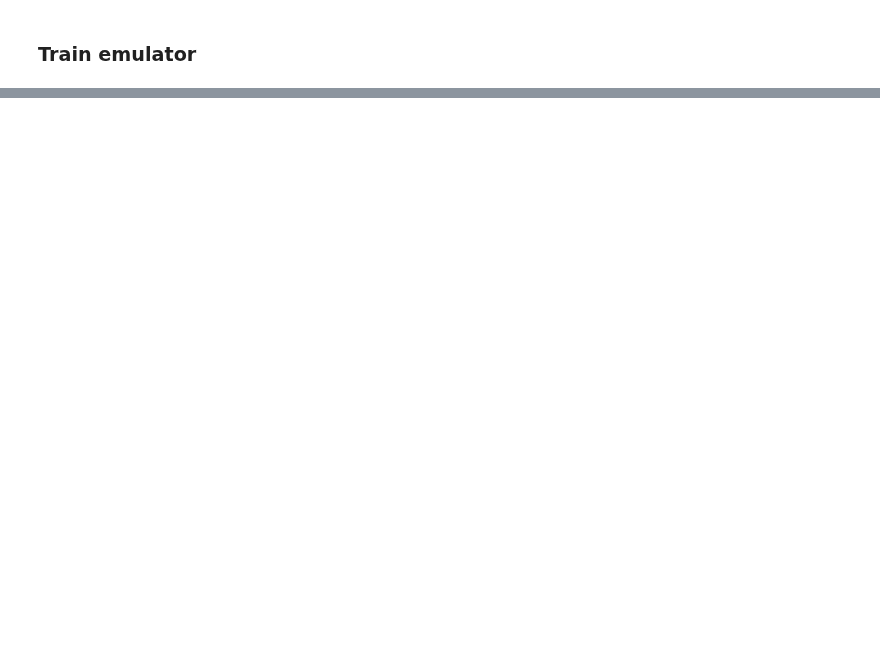
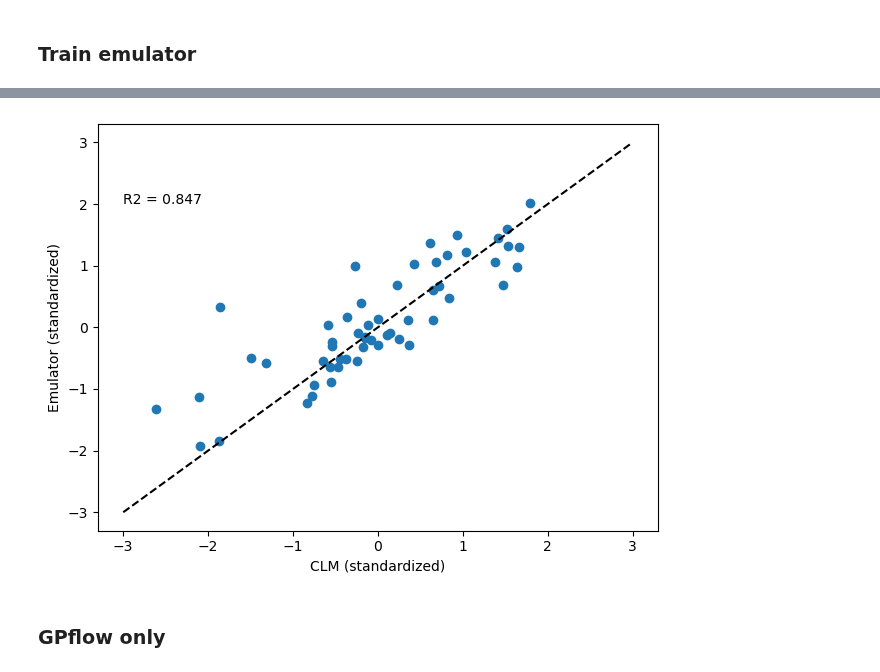
Before and after one commit to djk2120/CLM5PPE, a Jupyter notebook: pyth/GP_example_ORNL.ipynb, the cells around one changed output, grey strips where cells are left out. Drawn from its saved outputs; the diff is of its cells as text; code cells hidden in the pictures; blank space fills up the shorter version.

```diff
--- a/pyth/GP_example_ORNL.ipynb
+++ b/pyth/GP_example_ORNL.ipynb
@@ -39,3 +34,10 @@ gpp_scaled = pd.DataFrame(std_scaler.fit_transform(gpp), columns=gpp.columns)
+# %%
+params = data.iloc[:,3:]
+params = params[GPP!=0] # drop ensemble members that crashed
+params = params.iloc[0:355,:] # drop values that are nan in param file
+
+norm_scaler = MinMaxScaler()
+ppe_params= norm_scaler.fit_transform(params[params.columns]) #LRH: these need to be normalized by column
 # %%
 num_params = np.shape(ppe_params)[1]
 num_params
@@ -72,15 +85,20 @@ emulator.train()
 # %%
 # plot validation
-plt.figure(figsize=[10,12])
-plt.rcParams.update({'font.size': 10})
+#plt.figure(figsize=[10,12])
+#plt.rcParams.update({'font.size': 10})
 
-y_pred, y_pred_var = emulator.predict(X_test.values)
+y_pred, y_pred_var = emulator.predict(X_test)
 
-r2 = np.corrcoef(y_test,y_pred)
+r2 = np.corrcoef(y_test.flatten(),y_pred.flatten())
 
+ax = plt.subplot(1,1,1)
 ax.plot([-3,3],[-3,3],c='k',linestyle='--',label='1:1 line')
 ax.scatter(y_test,y_pred)
 ax.text(-3,2,'R2 = '+str(np.round(r2[0,1],3)),fontsize=10)
 ax.set_xlabel('CLM (standardized)',fontsize = 10)
 ax.set_ylabel('Emulator (standardized)',fontsize = 10)
 plt.tight_layout()
+# %% [output]
+[figure, added]
+# %% [markdown]
+### GPflow only
```
Also changed, not shown: parts of 13 cells of this notebook.
